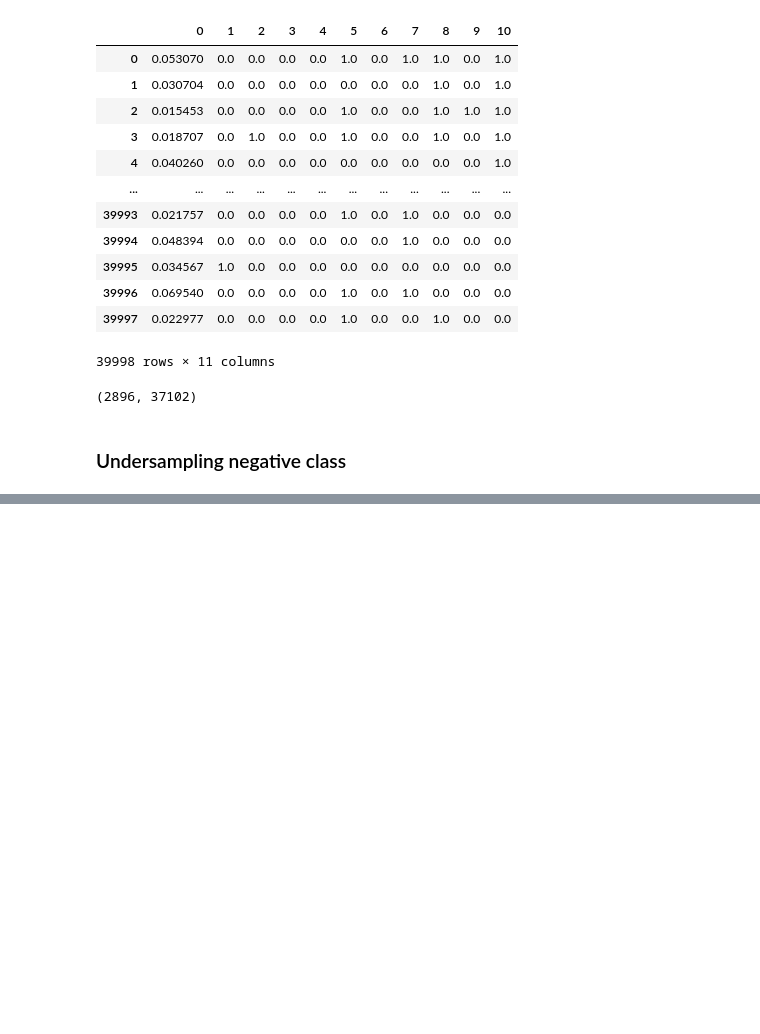
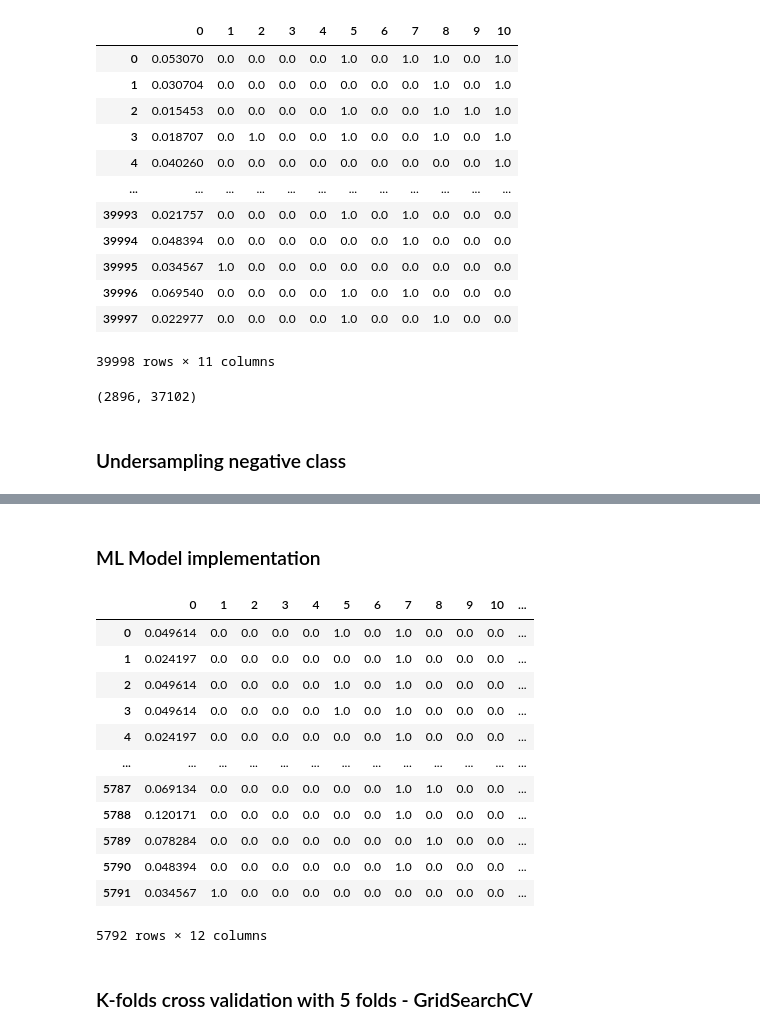
Before and after one commit to anwar-kamil/NWLceTnRe0F1psqH, a Jupyter notebook: notebooks/Term_Deposit_Notebook.ipynb, the cells around one changed output, grey strips where cells are left out. Cells and saved outputs as stored; diff of their text form; code cells hidden in the pictures; blank space fills up the shorter version.

```diff
--- a/notebooks/Term_Deposit_Notebook.ipynb
+++ b/notebooks/Term_Deposit_Notebook.ipynb
@@ -350,0 +387,21 @@ count_1, count_0
+# %% [markdown]
+### ML Model implementation
+# %%
+## Combine re_samples dataframes to create new dataframe for test-train splitting
+
+df_transformed = pd.concat([X_resampled, y_resampled], axis=1)
+df_transformed
+# %% [output]
+|  | 0 | 1 | 2 | 3 | 4 | 5 | 6 | 7 | 8 | 9 | 10 | ... |
+| 0 | 0.049614 | 0.0 | 0.0 | 0.0 | 0.0 | 1.0 | 0.0 | 1.0 | 0.0 | 0.0 | 0.0 | ... |
+| 1 | 0.024197 | 0.0 | 0.0 | 0.0 | 0.0 | 0.0 | 0.0 | 1.0 | 0.0 | 0.0 | 0.0 | ... |
+| 2 | 0.049614 | 0.0 | 0.0 | 0.0 | 0.0 | 1.0 | 0.0 | 1.0 | 0.0 | 0.0 | 0.0 | ... |
+| 3 | 0.049614 | 0.0 | 0.0 | 0.0 | 0.0 | 1.0 | 0.0 | 1.0 | 0.0 | 0.0 | 0.0 | ... |
+| 4 | 0.024197 | 0.0 | 0.0 | 0.0 | 0.0 | 0.0 | 0.0 | 1.0 | 0.0 | 0.0 | 0.0 | ... |
+| ... | ... | ... | ... | ... | ... | ... | ... | ... | ... | ... | ... | ... |
+| 5787 | 0.069134 | 0.0 | 0.0 | 0.0 | 0.0 | 0.0 | 0.0 | 1.0 | 1.0 | 0.0 | 0.0 | ... |
+| 5788 | 0.120171 | 0.0 | 0.0 | 0.0 | 0.0 | 0.0 | 0.0 | 1.0 | 0.0 | 0.0 | 0.0 | ... |
+| 5789 | 0.078284 | 0.0 | 0.0 | 0.0 | 0.0 | 0.0 | 0.0 | 0.0 | 1.0 | 0.0 | 0.0 | ... |
+| 5790 | 0.048394 | 0.0 | 0.0 | 0.0 | 0.0 | 0.0 | 0.0 | 1.0 | 0.0 | 0.0 | 0.0 | ... |
+| 5791 | 0.034567 | 1.0 | 0.0 | 0.0 | 0.0 | 0.0 | 0.0 | 0.0 | 0.0 | 0.0 | 0.0 | ... |
+5792 rows × 12 columns
@@ -350,0 +413,2 @@ count_1, count_0
+# %% [markdown]
+### K-folds cross validation with 5 folds - GridSearchCV
```
Also changed, not shown: parts of 12 cells of this notebook.
